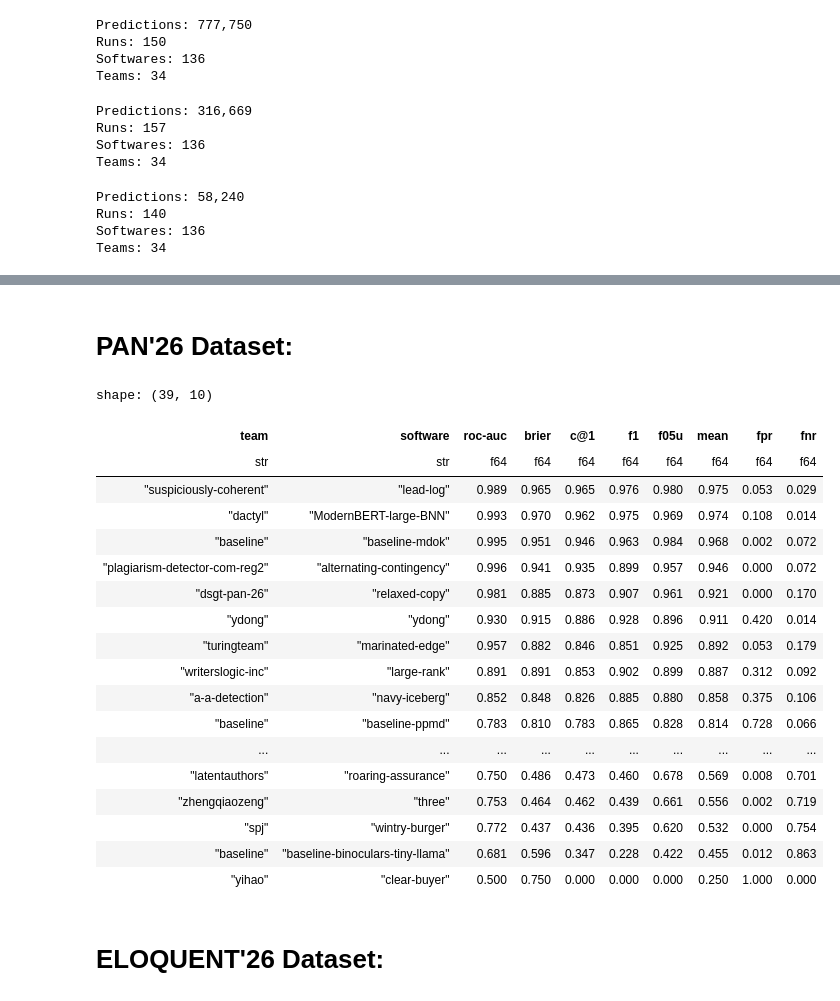
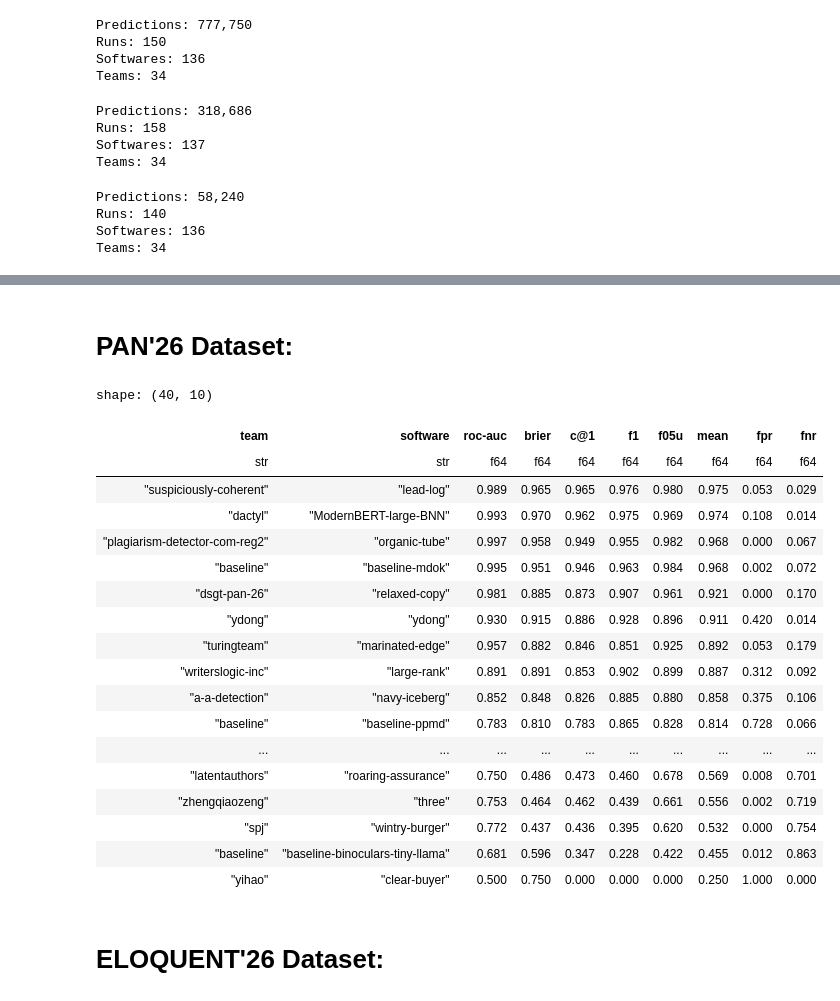
Before and after one commit to pan-webis-de/pan26-generative-ai-authorship-verification, a Jupyter notebook: notebooks/task-eval.ipynb, the cells around one changed output, grey strips where cells are left out. Drawn from its saved outputs; the diff is of its cells as text; code cells hidden in the pictures.

Commit message:
Update leaderboard

```diff
--- a/notebooks/task-eval.ipynb
+++ b/notebooks/task-eval.ipynb
@@ -38,7 +38,7 @@ def evaluate_all(y_true: pl.DataFrame, y_pred: pl.DataFrame, zero_knowledge=Fals
 TEAM_NAME_MAP = {
     'mdok': 'baseline',
     'ce-ec': 'sinai',
-    'pinkey-bw': 'hanuman',
+    'momifai': 'aimoment',
     'sst': 'dactyl',
 }
 
@@ -138,9 +138,9 @@ pan26_df = load_run_truth_and_meta(BASE_RUN_PATH / 'pan26',
                                    BASE_PATH / 'sampled' / 'pan26-voight-kampff-orig-ids.jsonl')
 print_run_stats(pan26_df)
 # %% [output]
-Predictions: 316,669
-Runs: 157
-Softwares: 136
+Predictions: 318,686
+Runs: 158
+Softwares: 137
 Teams: 34
 # %%
 eloquent26_df = load_run_truth_and_meta(BASE_RUN_PATH / 'eloquent26',
@@ -216,22 +216,22 @@ shape: (39, 10)
 # %%
 display(Markdown('# PAN\'26 Dataset:'))
 
 leaderboard26 = get_best_by_team(results_per_run26)
 leaderboard26_pandas = leaderboard26.drop(['run_id', 'dataset']).to_pandas()
 leaderboard26_pandas.to_html(BASE_EVAL_PATH / 'pan26-leaderboard.html', index=True, float_format=lambda x: f"{x:.3f}")
-leaderboard26_pandas[['team', 'mean']].to_latex(BASE_EVAL_PATH / 'pan26-leaderboard.tex', index=True, float_format=lambda x: f"{x:.3f}")
+leaderboard26_pandas[['team', 'roc-auc', 'brier', 'c@1', 'f1', 'f05u',  'mean', 'fpr', 'fnr']].to_latex(BASE_EVAL_PATH / 'pan26-leaderboard.tex', index=True, float_format=lambda x: f"{x:.3f}")
 
 with pl.Config(float_precision=3, tbl_rows=-1):
     display(leaderboard26.drop(['run_id', 'dataset']))
 # %% [output]
 # PAN'26 Dataset:
-shape: (39, 10)
+shape: (40, 10)
 | team | software | roc-auc | brier | c@1 | f1 | f05u | mean | fpr | fnr |
 | str | str | f64 | f64 | f64 | f64 | f64 | f64 | f64 | f64 |
 | "suspiciously-coherent" | "lead-log" | 0.989 | 0.965 | 0.965 | 0.976 | 0.980 | 0.975 | 0.053 | 0.029 |
 | "dactyl" | "ModernBERT-large-BNN" | 0.993 | 0.970 | 0.962 | 0.975 | 0.969 | 0.974 | 0.108 | 0.014 |
+| "plagiarism-detector-com-reg2" | "organic-tube" | 0.997 | 0.958 | 0.949 | 0.955 | 0.982 | 0.968 | 0.000 | 0.067 |
 | "baseline" | "baseline-mdok" | 0.995 | 0.951 | 0.946 | 0.963 | 0.984 | 0.968 | 0.002 | 0.072 |
-| "plagiarism-detector-com-reg2" | "alternating-contingency" | 0.996 | 0.941 | 0.935 | 0.899 | 0.957 | 0.946 | 0.000 | 0.072 |
 | "dsgt-pan-26" | "relaxed-copy" | 0.981 | 0.885 | 0.873 | 0.907 | 0.961 | 0.921 | 0.000 | 0.170 |
 | "ydong" | "ydong" | 0.930 | 0.915 | 0.886 | 0.928 | 0.896 | 0.911 | 0.420 | 0.014 |
 | "turingteam" | "marinated-edge" | 0.957 | 0.882 | 0.846 | 0.851 | 0.925 | 0.892 | 0.053 | 0.179 |
```
Also changed, not shown: parts of 17 cells of this notebook, 6 other files.
